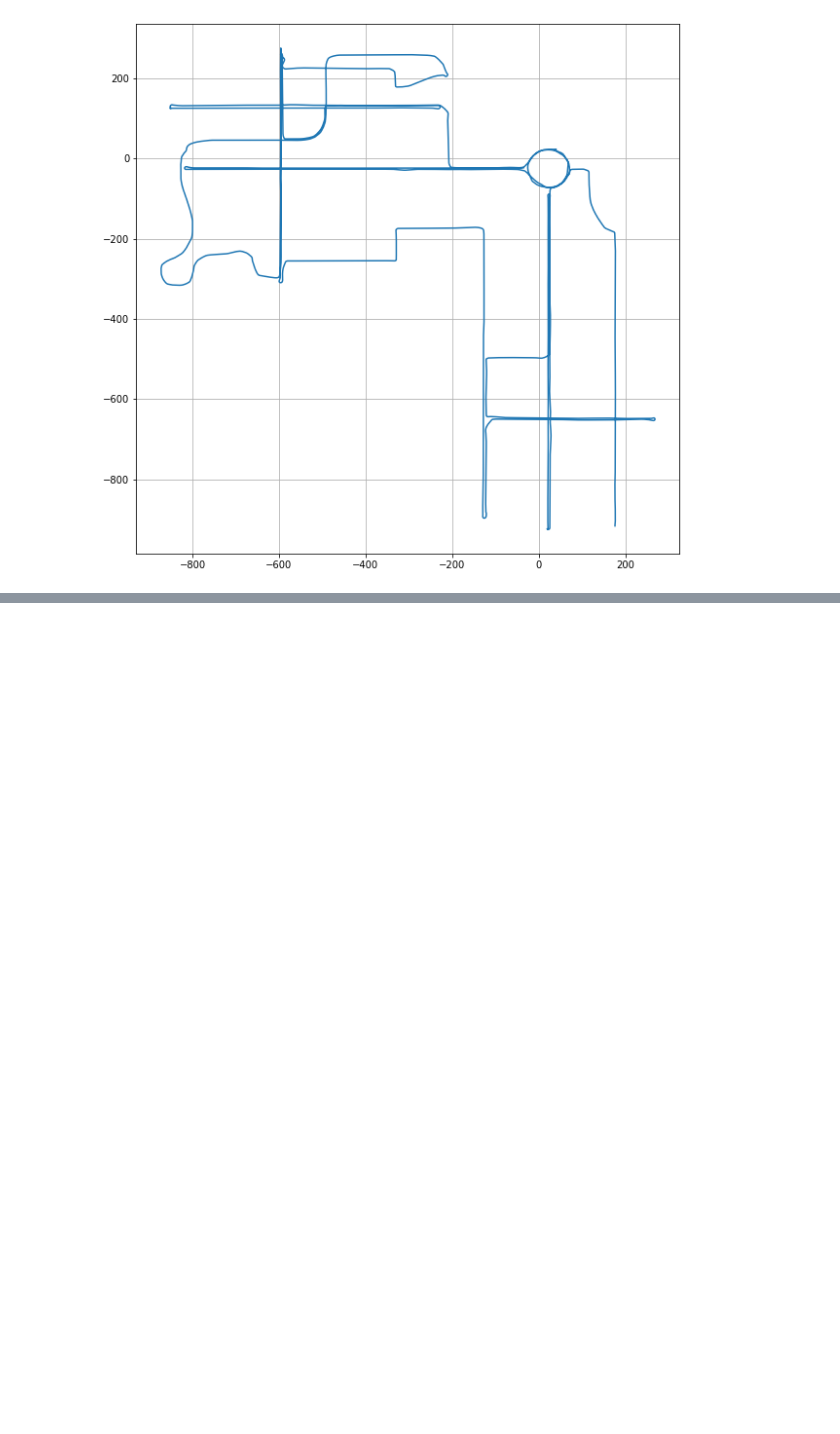
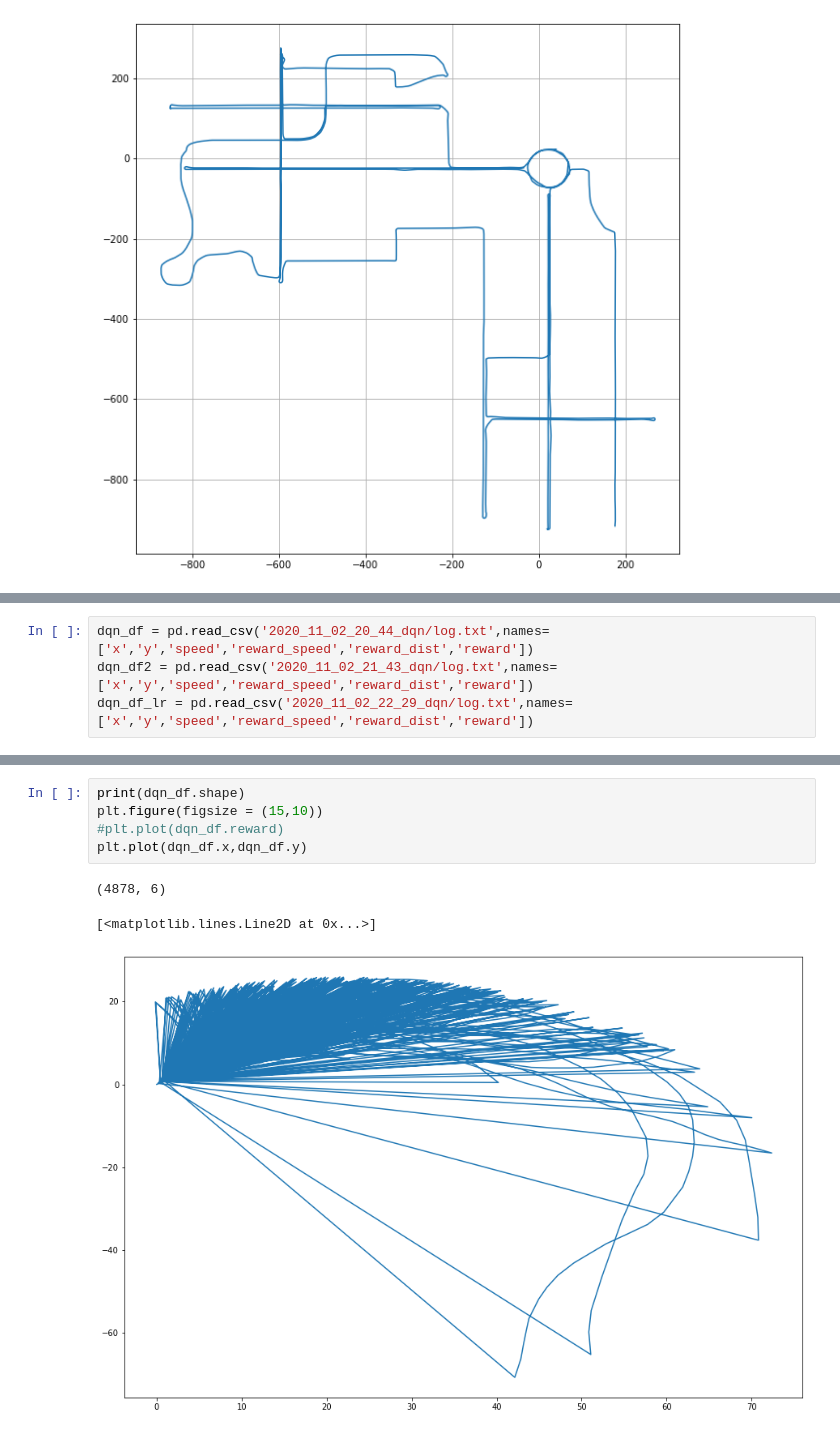
Before and after one commit to sanketh1691/Don-t-Crash, a Jupyter notebook: DQN Reward.ipynb, the cells around one changed output, grey strips where cells are left out. Drawn from its saved outputs; the diff is of its cells as text; blank space fills up the shorter version.

```diff
--- a/DQN Reward.ipynb
+++ b/DQN Reward.ipynb
@@ -78,0 +89,4 @@ ax.grid()
+# %%
+dqn_df = pd.read_csv('2020_11_02_20_44_dqn/log.txt',names=['x','y','speed','reward_speed','reward_dist','reward'])
+dqn_df2 = pd.read_csv('2020_11_02_21_43_dqn/log.txt',names=['x','y','speed','reward_speed','reward_dist','reward'])
+dqn_df_lr = pd.read_csv('2020_11_02_22_29_dqn/log.txt',names=['x','y','speed','reward_speed','reward_dist','reward'])
@@ -78,0 +101,9 @@ ax.grid()
+# %%
+print(dqn_df.shape)
+plt.figure(figsize = (15,10))
+#plt.plot(dqn_df.reward)
+plt.plot(dqn_df.x,dqn_df.y)
+# %% [output]
+(4878, 6)
+[<matplotlib.lines.Line2D at 0x...>]
+[figure, added]
```
Also changed, not shown: parts of 14 cells of this notebook, 6 other files.
